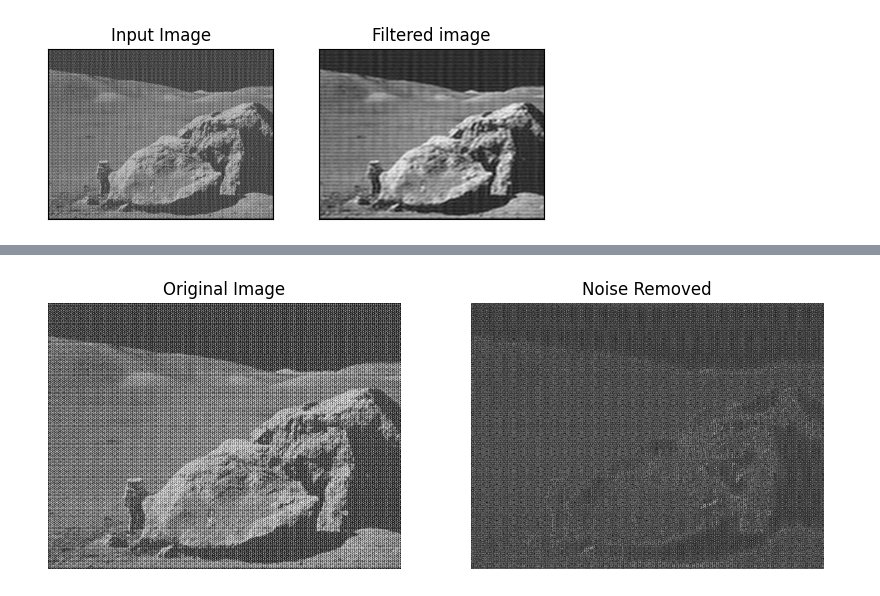
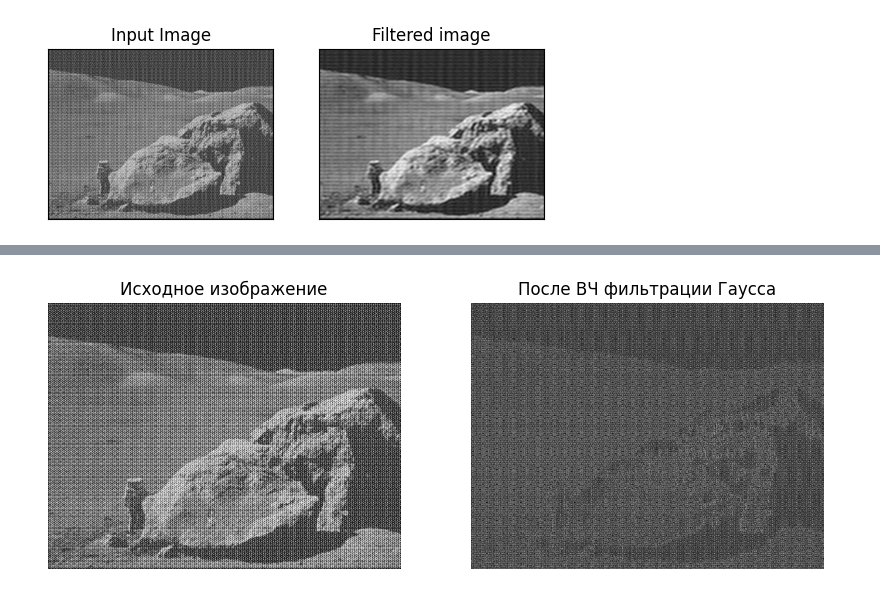
Before and after one commit to MaRiVaNa129/ImageProcessing_labs, a Jupyter notebook: lab_5/Practice_5_fft.ipynb, the cells around one changed output, grey strips where cells are left out. Drawn from its saved outputs; the diff is of its cells as text; code cells hidden in the pictures.

```diff
--- a/lab_5/Practice_5_fft.ipynb
+++ b/lab_5/Practice_5_fft.ipynb
@@ -113,31 +75,30 @@ plt.show()
 # %%
-# Реализуйте удаление периодического шума
-img = cv.imread('periodic_noise.jpg', cv.IMREAD_GRAYSCALE)
-
-dft = cv.dft(np.float32(img), flags=cv.DFT_COMPLEX_OUTPUT)
-dft_shift = np.fft.fftshift(dft)
+# Реализуйте высокочастотную фильтрацию на основе ядра Гаусса
 
 rows, cols = img.shape
-crow, ccol = rows//2, cols//2
-mask = np.ones((rows, cols, 2), np.uint8)
+cx, cy = cols // 2, rows // 2
+sigma = 25
 
-mask[crow-10:crow+10, ccol-10:ccol+10, :] = 0
-dft_shift_filtered = dft_shift * mask
+x = np.arange(cols)
+y = np.arange(rows)
+X, Y = np.meshgrid(x, y)
+gauss_low = np.exp(-((X - cx)**2 + (Y - cy)**2) / (2 * sigma**2))
 
-f_ishift = np.fft.ifftshift(dft_shift_filtered)
-img_clean = cv.idft(f_ishift)
-img_clean = cv.magnitude(img_clean[:,:,0], img_clean[:,:,1])
+gauss_high = 1 - gauss_low
 
-plt.figure(figsize=(10,5))
+F_high = F * gauss_high
+img_high = np.abs(np.fft.ifft2(np.fft.ifftshift(F_high)))
+
+plt.figure(figsize=(10,4))
 plt.subplot(1,2,1)
 plt.imshow(img, cmap='gray')
+plt.title('Исходное изображение')
 plt.axis('off')
-plt.title("Original Image")
 
 plt.subplot(1,2,2)
-plt.imshow(img_clean, cmap='gray')
+plt.imshow(img_high, cmap='gray')
+plt.title('После ВЧ фильтрации Гаусса')
 plt.axis('off')
-plt.title("Noise Removed")
 plt.show()
 # %% [output]
-[figure, old version]
+[figure, new version]
```
Also changed, not shown: parts of 2 cells of this notebook.
